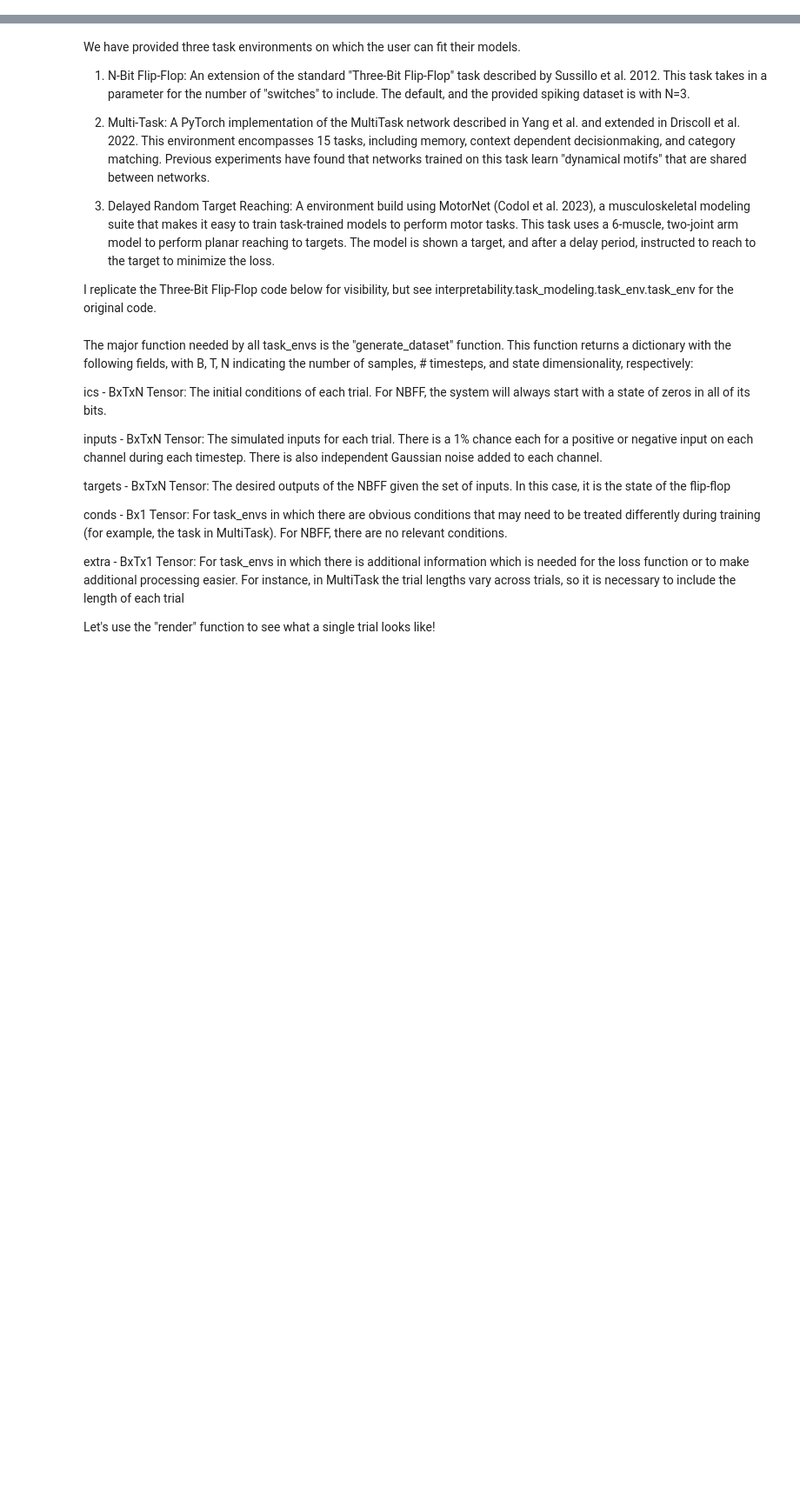
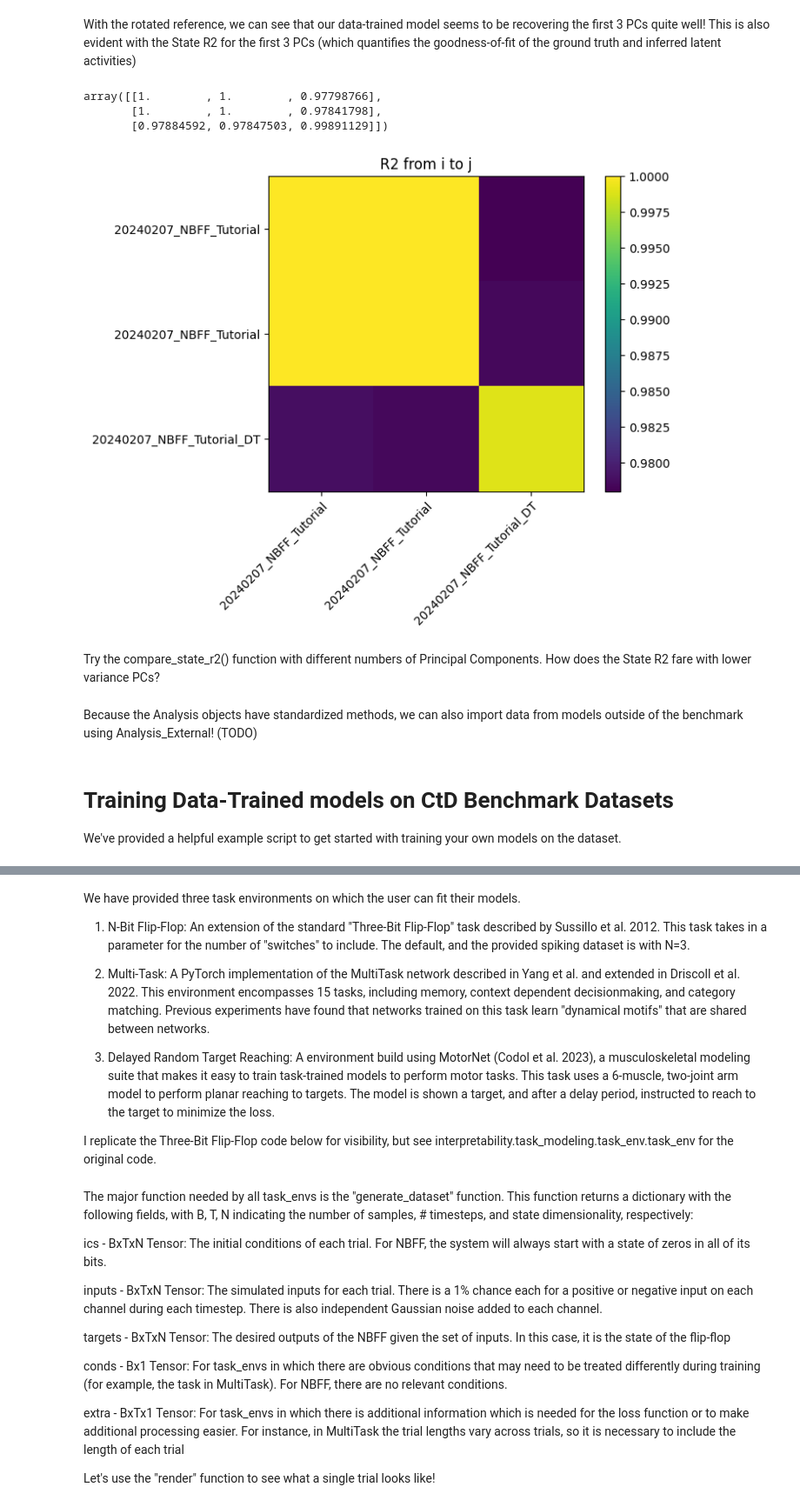
Before and after one commit to snel-repo/ComputationThruDynamicsBenchmark, a Jupyter notebook: examples/tutorial_notebook.ipynb, the cells around one changed output, grey strips where cells are left out. Shown at 87% size. Cells and saved outputs as stored; diff of their text form; code cells hidden in the pictures; blank space fills up the shorter version.

```diff
--- a/examples/tutorial_notebook.ipynb
+++ b/examples/tutorial_notebook.ipynb
@@ -23,0 +106,17 @@ For both users, we have provided a set of metrics and analysis tools in the Anal
+# %% [markdown]
+With the rotated reference, we can see that our data-trained model seems to be recovering the first 3 PCs quite well! This is also evident with the State R2 for the first 3 PCs (which quantifies the goodness-of-fit of the ground truth and inferred latent activities)
+# %%
+comp.compare_state_r2()
+# %% [output]
+array([[1.        , 1.        , 0.97798766],
+       [1.        , 1.        , 0.97841798],
+       [0.97884592, 0.97847503, 0.99891129]])
+[figure, added]
+# %% [markdown]
+Try the compare_state_r2() function with different numbers of Principal Components. How does the State R2 fare with lower variance PCs?
+# %% [markdown]
+Because the Analysis objects have standardized methods, we can also import data from models outside of the benchmark using Analysis_External! (TODO)
+# %% [markdown]
+# Training Data-Trained models on CtD Benchmark Datasets
+
+We've provided a helpful example script to get started with training your own models on the dataset.
```
Also changed, not shown: parts of 19 cells of this notebook, 13 other files.
